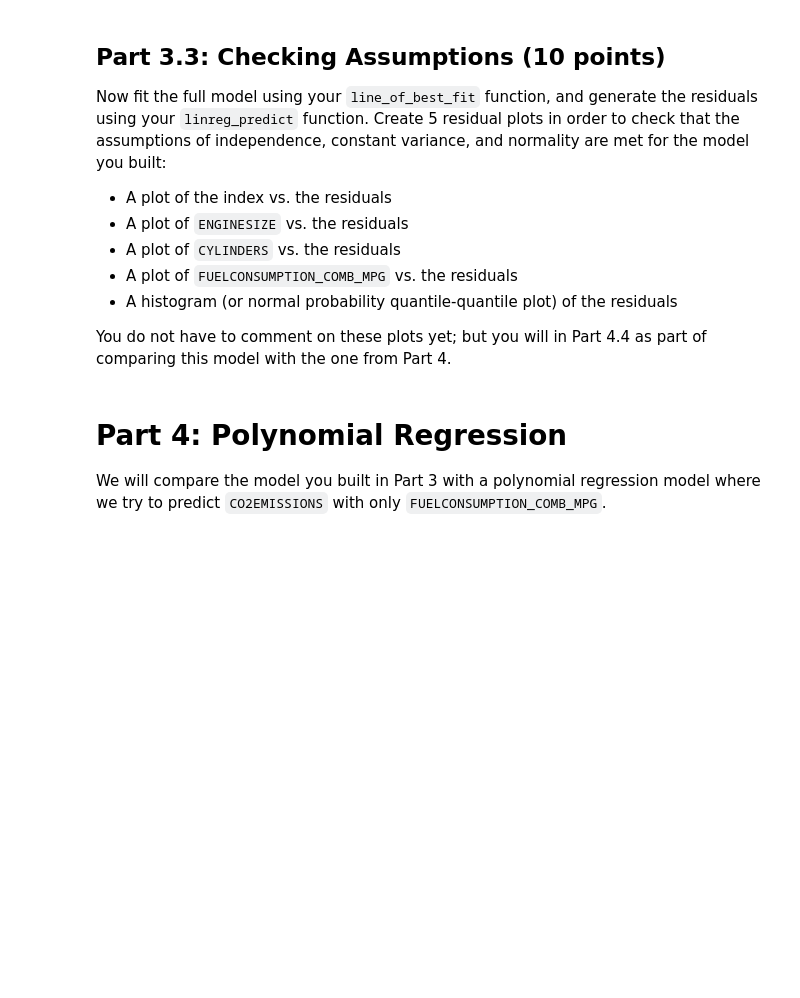
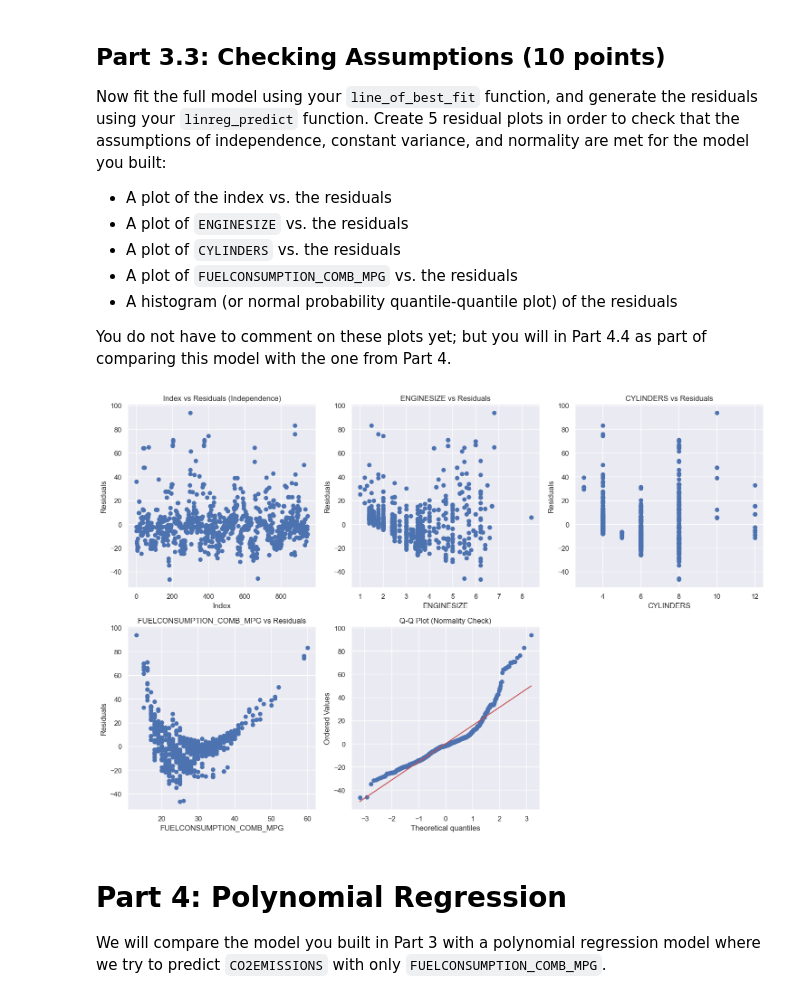
Before and after one commit to vigneshsaravanakumar404/DS-3000-Foundations-of-Data-Science, a Jupyter notebook: Homeworks/HW4/HW4.ipynb, the cells around one changed output. Cells and saved outputs as stored; diff of their text form; code cells hidden in the pictures; blank space fills up the shorter version.

```diff
--- a/Homeworks/HW4/HW4.ipynb
+++ b/Homeworks/HW4/HW4.ipynb
@@ -236,6 +362,16 @@ Defining the feature list:
     x_feat_list = ['ENGINESIZE', 'CYLINDERS', 'FUELCONSUMPTION_COMB_MPG']
 
 may help. Your `X` should pass the assert statement in the cell before Part 3.2. **Note** if you use a different type of normalization besides standardization (i.e. other than subtracting the mean and dividing all features by their corresponding standard deviations) the assert will not pass.
+# %%
+# Define feature list and target
+x_feat_list = ['ENGINESIZE', 'CYLINDERS', 'FUELCONSUMPTION_COMB_MPG']
+
+# Create X array (features) - standardized
+X = df_fuel[x_feat_list].values
+X = (X - X.mean(axis=0)) / X.std(axis=0, ddof=1)
+
+# Create y array (target)
+y = df_fuel['CO2EMISSIONS'].values
 # %%
 # check if
 assert np.isclose(X[0], np.array([-0.89405053, -0.93629377, 0.83777233])).all()
@@ -261,6 +413,55 @@ Now fit the full model using your `line_of_best_fit` function, and generate the
 - A histogram (or normal probability quantile-quantile plot) of the residuals
 
 You do not have to comment on these plots yet; but you will in Part 4.4 as part of comparing this model with the one from Part 4.
+# %%
+# Fit full model and get residuals
+m_full_model3 = line_of_best_fit(X, y)
+full_results_model3 = linreg_predict(X, y, m_full_model3)
+residuals_model3 = full_results_model3['resids']
+
+# Get original feature values for plotting (before standardization)
+X_original = df_fuel[x_feat_list].values
+
+# Create 5 residual plots
+plt.figure(figsize=(15, 10))
+
+# Plot 1: Index vs residuals (independence)
+plt.subplot(2, 3, 1)
+plt.scatter(range(len(residuals_model3)), residuals_model3)
+plt.xlabel('Index')
+plt.ylabel('Residuals')
+plt.title('Index vs Residuals (Independence)')
+
+# Plot 2: ENGINESIZE vs residuals
+plt.subplot(2, 3, 2)
+plt.scatter(X_original[:, 0], residuals_model3)
+plt.xlabel('ENGINESIZE')
+plt.ylabel('Residuals')
+plt.title('ENGINESIZE vs Residuals')
+
+# Plot 3: CYLINDERS vs residuals
+plt.subplot(2, 3, 3)
+plt.scatter(X_original[:, 1], residuals_model3)
+plt.xlabel('CYLINDERS')
+plt.ylabel('Residuals')
+plt.title('CYLINDERS vs Residuals')
+
+# Plot 4: FUELCONSUMPTION_COMB_MPG vs residuals
+plt.subplot(2, 3, 4)
+plt.scatter(X_original[:, 2], residuals_model3)
+plt.xlabel('FUELCONSUMPTION_COMB_MPG')
+plt.ylabel('Residuals')
+plt.title('FUELCONSUMPTION_COMB_MPG vs Residuals')
+
+# Plot 5: Q-Q plot for normality
+plt.subplot(2, 3, 5)
+stats.probplot(residuals_model3, dist="norm", plot=plt)
+plt.title('Q-Q Plot (Normality Check)')
+
+plt.tight_layout()
+plt.show()
+# %% [output]
+[figure, added]
 # %% [markdown]
 # Part 4: Polynomial Regression
 
```
Also changed, not shown: parts of 16 cells of this notebook, 2 other files.
